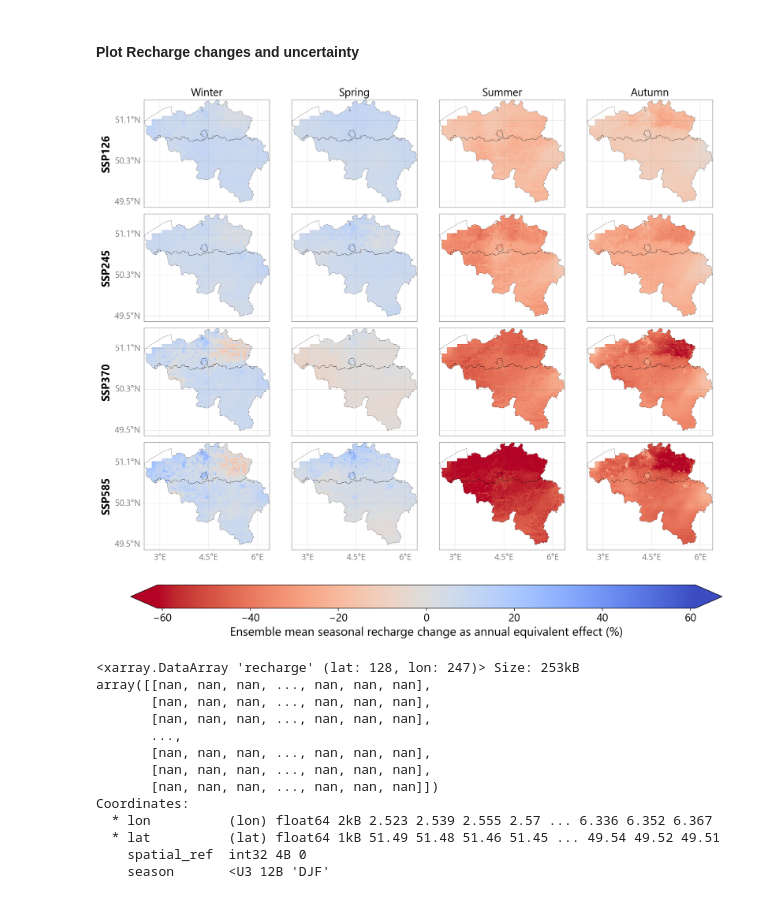
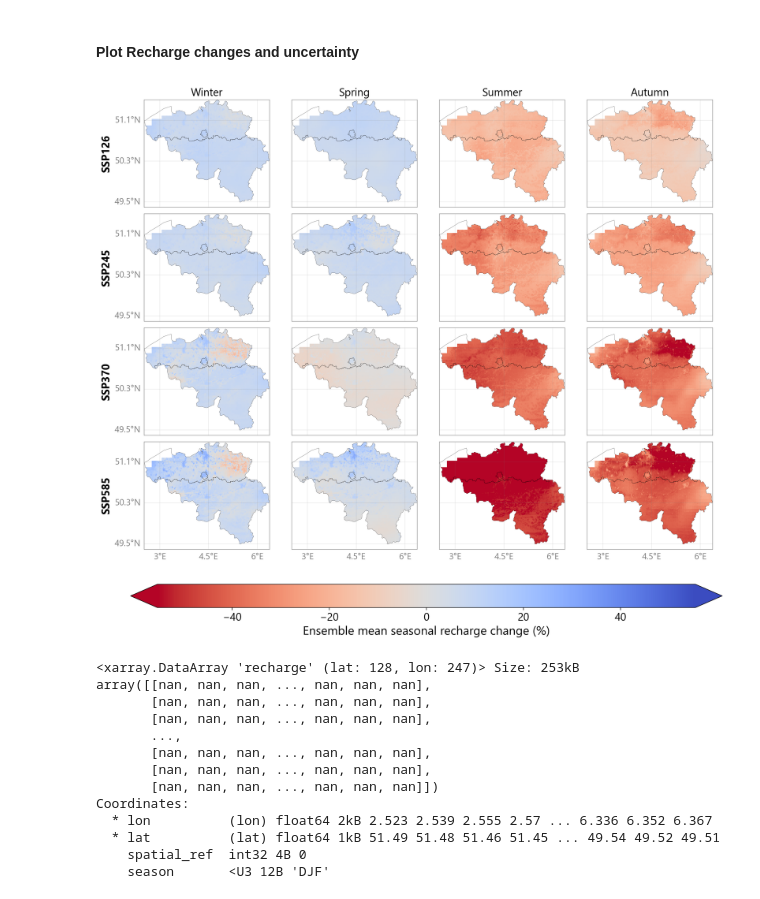
Before and after one commit to klekarkar/pre_post_process_mHM, a Jupyter notebook: ISIMIP_recharge_assessment.ipynb, the cells around one changed output. Cells and saved outputs as stored; diff of their text form; code cells hidden in the pictures.

```diff
--- a/ISIMIP_recharge_assessment.ipynb
+++ b/ISIMIP_recharge_assessment.ipynb
@@ -1393,8 +1393,8 @@ def plot_ensemble_recharge_stats(ensemble_stats, scenarios, seasons, ensemble_st
 
     # shared vmin/vmax across BOTH SSPs and ALL seasons
     stack = xr.concat(da_ens_list, dim='stack_for_scale')
-    vmin = np.nanpercentile(stack, 2.0)
-    vmax = np.nanpercentile(stack, 98.0)
+    vmin = np.nanpercentile(stack, 5.0)
+    vmax = np.nanpercentile(stack, 95.0)
     if vmax < abs(vmin):
         vmax = abs(vmin)
         if vmin > -abs(vmax):
@@ -1644,18 +1644,18 @@ plt.grid(axis='y', alpha=0.3)
 # %%
 scenarios = ["ssp126", "ssp245", "ssp370", "ssp585"]
 
 
 #options to plot: "ens_mean", "snr", "ens_median", "ens_std", "ci95", "agree_on_sign", "robust"
 fig, axes, cb = plot_ensemble_recharge_stats(domain_recharge_stats, scenarios,
                                      seasons, 'ens_median', 'recharge', be_shp,
                                        cmap='coolwarm_r', snr_thresh=1.0)
 
 # cb.ax.set_xlabel('Ensemble seasonal $\Delta$R signal-to-noise ratio', fontsize=18)
-cb.ax.set_xlabel('Ensemble mean seasonal recharge change as annual equivalent effect (%)', fontsize=18)
+cb.ax.set_xlabel('Ensemble mean seasonal recharge change (%)', fontsize=18)
 #call plt.show()
 plt.show()
 # %% [output]
-[figure, old version]
+[figure, new version]
 # %%
 domain_recharge_stats[scenario]['ens_mean']['recharge'].sel(season='DJF')
 # %% [output]
```
Also changed, not shown: 3 other files.
